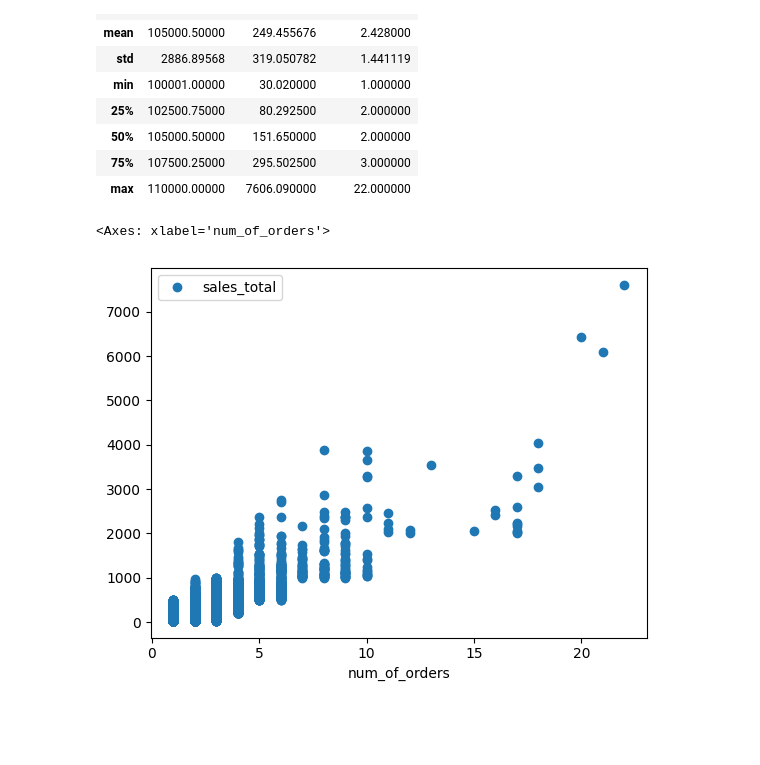
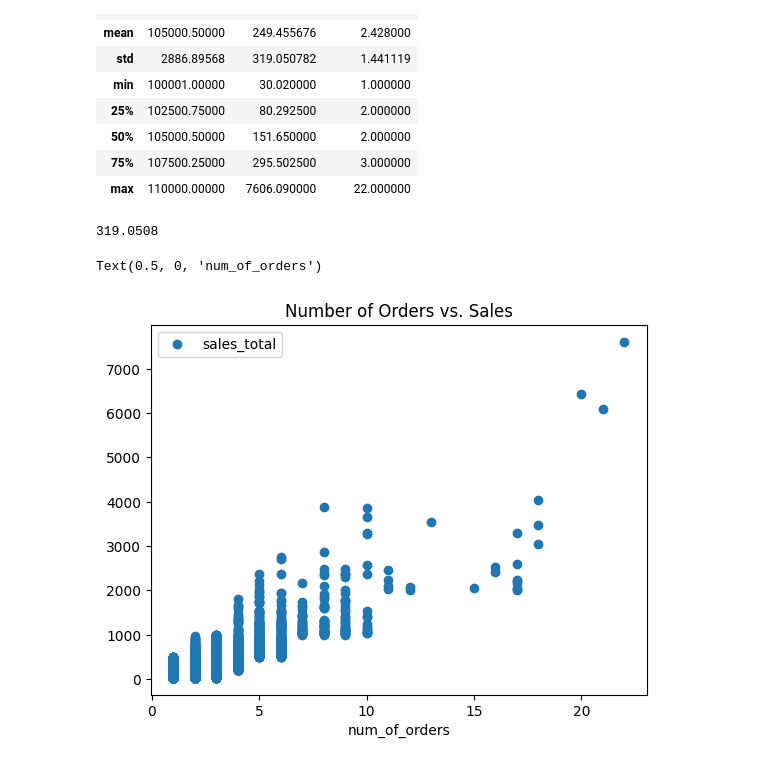
Before and after one commit to kgoel59/kgoel59.github.io, a Jupyter notebook: assets/pdf/bigdata/lab1/week1.ipynb, the cells around one changed output. Saved outputs shown, nothing was run; the diff lists cells and outputs as text; code cells hidden in the pictures; blank space fills up the shorter version.

```diff
--- a/assets/pdf/bigdata/lab1/week1.ipynb
+++ b/assets/pdf/bigdata/lab1/week1.ipynb
@@ -27,9 +27,16 @@ sales.describe()
 | 50% | 105000.50000 | 151.650000 | 2.000000 |
 | 75% | 107500.25000 | 295.502500 | 3.000000 |
 | max | 110000.00000 | 7606.090000 | 22.000000 |
+# %%
+round(249.455676,4)
+round(319.050782,4)
+# %% [output]
+319.0508
 # %%
 # plot num_of_orders vs. sales
 sales.plot(x='num_of_orders', y='sales_total', style='o')
+plt.title('Number of Orders vs. Sales')
+plt.xlabel('num_of_orders')
 # %% [output]
-<Axes: xlabel='num_of_orders'>
+Text(0.5, 0, 'num_of_orders')
-[figure, old version]
+[figure, new version]
```
Also changed, not shown: 7 other files.
